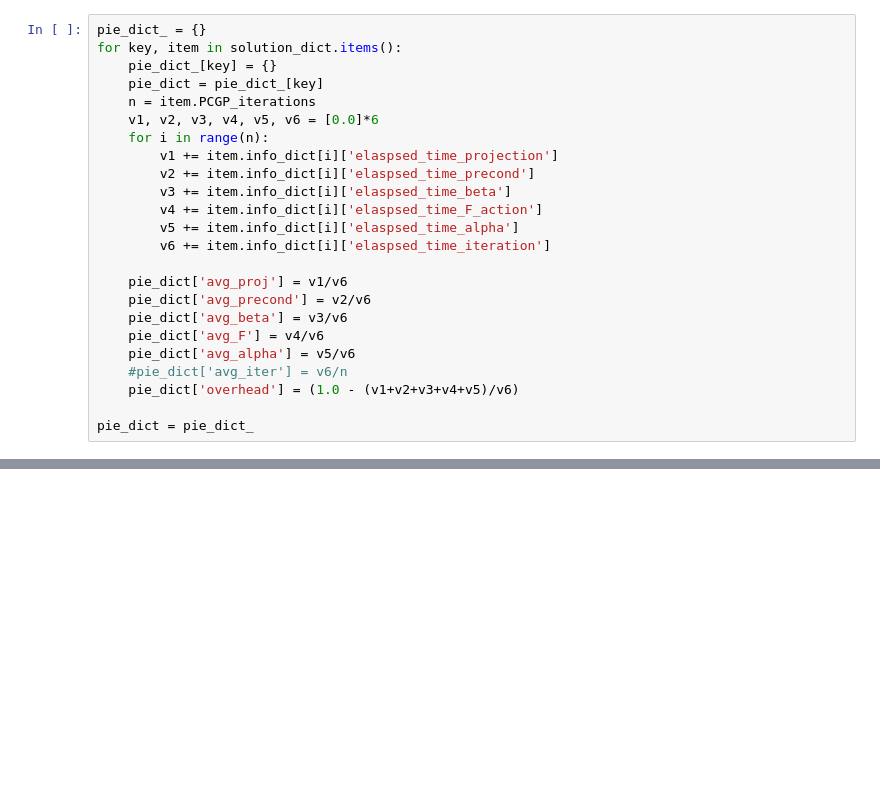
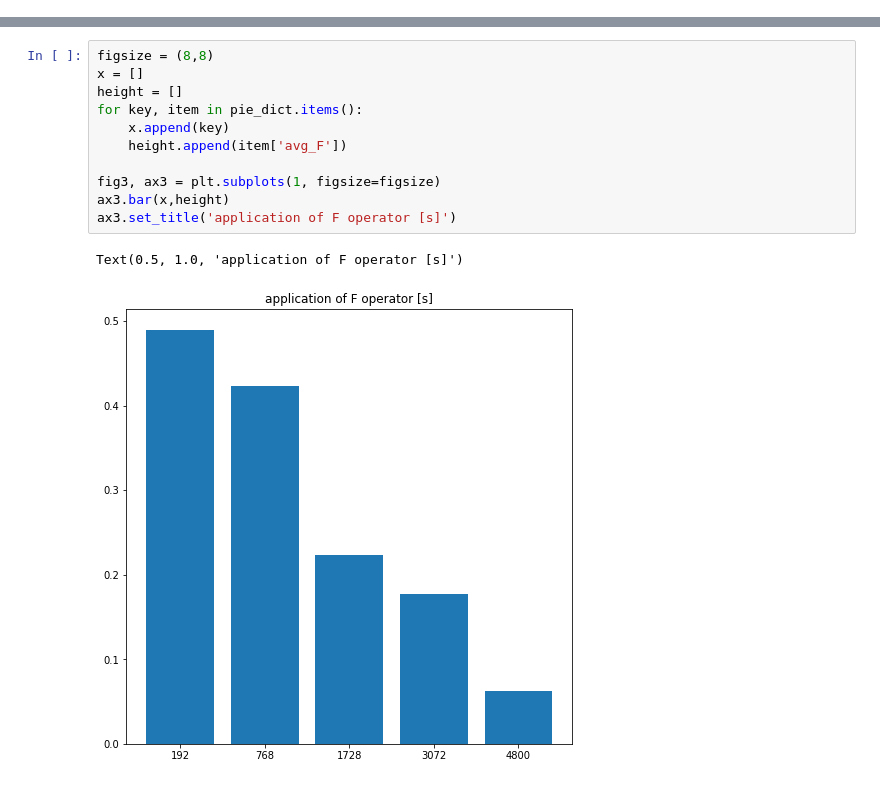
Before and after one commit to jenovencio/PYFETI, a Jupyter notebook: notebooks/PostProcessing Scalability.ipynb, the cells around one changed output, grey strips where cells are left out. Cells and saved outputs as stored; diff of their text form; blank space fills up the shorter version.

```diff
--- a/notebooks/PostProcessing Scalability.ipynb
+++ b/notebooks/PostProcessing Scalability.ipynb
@@ -79,25 +74 @@ for ax, case_key in zip(axs.flatten(), solution_dict):
-# %%
-pie_dict_ = {}
-for key, item in solution_dict.items():
-    pie_dict_[key] = {}
-    pie_dict = pie_dict_[key]
-    n = item.PCGP_iterations
-    v1, v2, v3, v4, v5, v6 = [0.0]*6
-    for i in range(n):
-        v1 += item.info_dict[i]['elaspsed_time_projection']
-        v2 += item.info_dict[i]['elaspsed_time_precond']
-        v3 += item.info_dict[i]['elaspsed_time_beta']
-        v4 += item.info_dict[i]['elaspsed_time_F_action']
-        v5 += item.info_dict[i]['elaspsed_time_alpha']
-        v6 += item.info_dict[i]['elaspsed_time_iteration']
-
-    pie_dict['avg_proj'] = v1/v6
-    pie_dict['avg_precond'] = v2/v6
-    pie_dict['avg_beta'] = v3/v6
-    pie_dict['avg_F'] = v4/v6
-    pie_dict['avg_alpha'] = v5/v6
-    #pie_dict['avg_iter'] = v6/n
-    pie_dict['overhead'] = (1.0 - (v1+v2+v3+v4+v5)/v6)
-
-pie_dict = pie_dict_
 # %%
@@ -111,0 +85,14 @@ for ax, case_key in zip(axs.flatten(), pie_dict):
+# %%
+figsize = (8,8)
+x = []
+height = []
+for key, item in pie_dict.items():
+    x.append(key)
+    height.append(item['avg_F'])
+
+fig3, ax3 = plt.subplots(1, figsize=figsize)
+ax3.bar(x,height)
+ax3.set_title('application of F operator [s]')
+# %% [output]
+Text(0.5, 1.0, 'application of F operator [s]')
+[figure, added]
```
Also changed, not shown: parts of 10 cells of this notebook, 2 other files.
